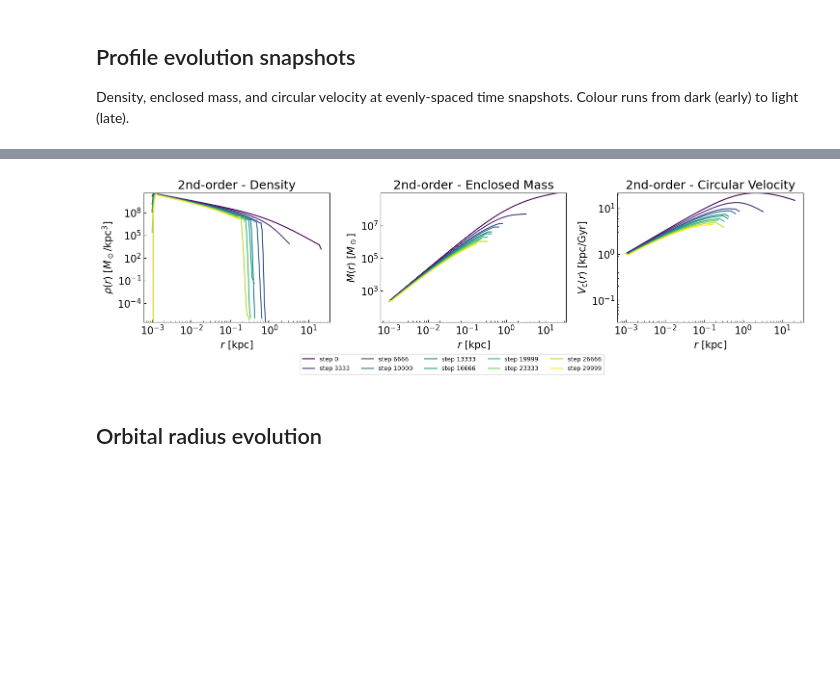
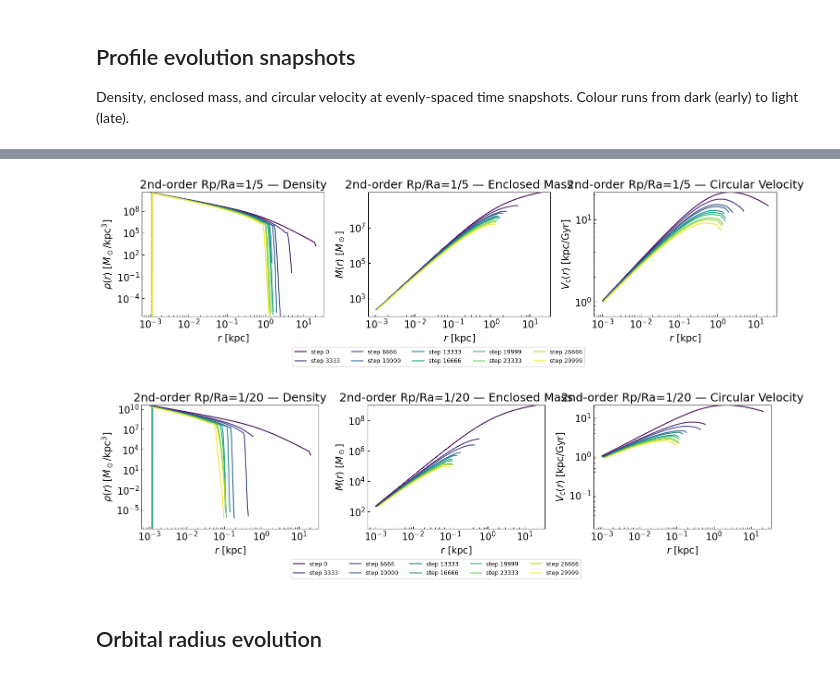
Before and after one commit to fabiokung/SatGen, a Jupyter notebook: stripping_nfw.ipynb, the cells around one changed output, grey strips where cells are left out. Cells and saved outputs as stored; diff of their text form; code cells hidden in the pictures; blank space fills up the shorter version.

```diff
--- a/stripping_nfw.ipynb
+++ b/stripping_nfw.ipynb
@@ -290,9 +304,12 @@ plt.show()
 # %%
-fig, axes = plt.subplots(1, 3, figsize=(15, 4))
-sc.plot_profile_snapshots(result_heat, axes=axes, title_prefix='Heating 1st-order — ', ylims=shared_ylims)
-handles, labels = axes[0].get_legend_handles_labels()
-fig.legend(handles, labels, fontsize=9, loc='lower center',
-           bbox_to_anchor=(0.5, -0.08), ncol=5)
-plt.tight_layout()
-plt.show()
+for name in xv0:
+    fig, axes = plt.subplots(1, 3, figsize=(15, 4))
+    sc.plot_profile_snapshots(result_heat[name], axes=axes,
+                              title_prefix=f'Heating 1st-order {name} — ',
+                              ylims=shared_ylims[name])
+    handles, labels = axes[0].get_legend_handles_labels()
+    fig.legend(handles, labels, fontsize=9, loc='lower center',
+               bbox_to_anchor=(0.5, -0.08), ncol=5)
+    plt.tight_layout()
+    plt.show()
 # %% [output]
@@ -300,14 +318,17 @@ plt.show()
 # %%
-fig, axes = plt.subplots(1, 3, figsize=(15, 4))
-sc.plot_profile_snapshots(result_heat2, axes=axes,
-                          title_prefix='2nd-order - ', ylims=shared_ylims)
-handles, labels = axes[0].get_legend_handles_labels()
-fig.legend(handles, labels, fontsize=9, loc='lower center',
-           bbox_to_anchor=(0.5, -0.08), ncol=5)
-plt.tight_layout()
-plt.show()
+for name in xv0:
+    fig, axes = plt.subplots(1, 3, figsize=(15, 4))
+    sc.plot_profile_snapshots(result_heat2[name], axes=axes,
+                              title_prefix=f'2nd-order {name} — ',
+                              ylims=shared_ylims[name])
+    handles, labels = axes[0].get_legend_handles_labels()
+    fig.legend(handles, labels, fontsize=9, loc='lower center',
+               bbox_to_anchor=(0.5, -0.08), ncol=5)
+    plt.tight_layout()
+    plt.show()
 # %% [output]
-[figure, old version]
+[figure, new version]
+[figure, added]
 # %% [markdown]
 ## Orbital radius evolution
 # %%
```
Also changed, not shown: parts of 16 cells of this notebook, 15 other files.
